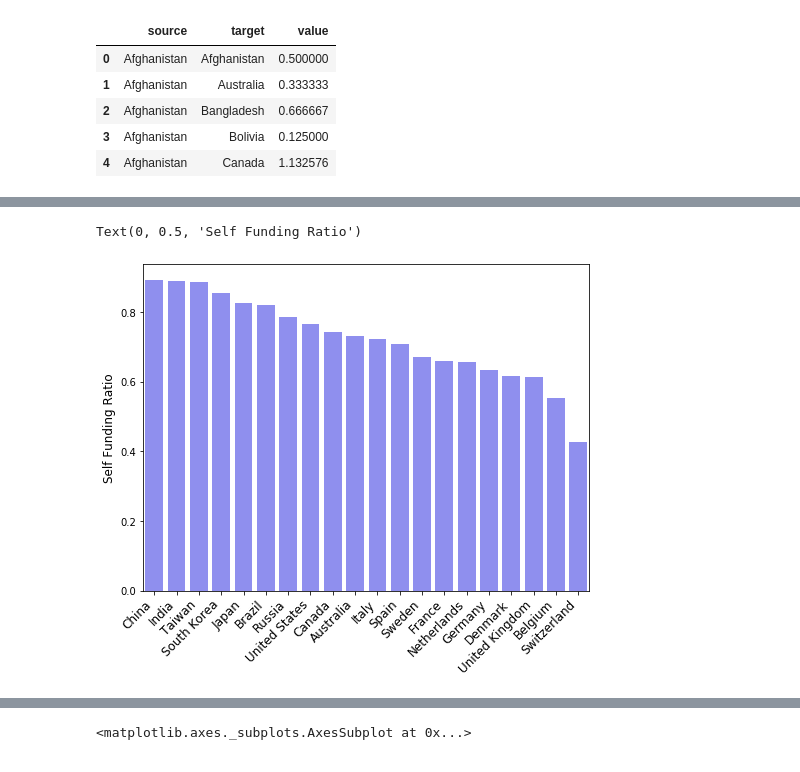
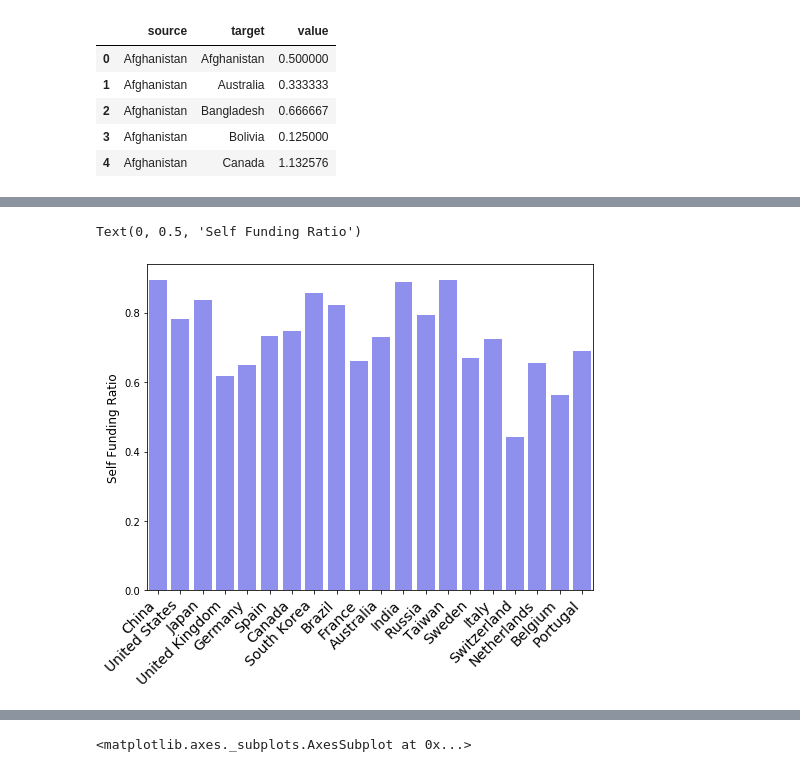
Before and after one commit to LiliMiaohub/national_science_funding, a Jupyter notebook: notebooks/0620-RevPrvd/0620-CountRecvPrvd.ipynb, the cells around one changed output, grey strips where cells are left out. Cells and saved outputs as stored; diff of their text form; code cells hidden in the pictures.

```diff
--- a/notebooks/0620-RevPrvd/0620-CountRecvPrvd.ipynb
+++ b/notebooks/0620-RevPrvd/0620-CountRecvPrvd.ipynb
@@ -18,5 +20,7 @@ pubs_author_funder.head()
 # %%
 pubs_author_funder['author_country'] = pubs_author_funder['author_country'].apply(literal_eval)
-pubs_author_funder['funder_country'] = pubs_author_funder['funder_country'].apply(literal_eval)
+pubs_author_funder['funder_country'] = pubs_author_funder['funder_country'].apply(
+    lambda x: literal_eval(x) if x!=0 else 0)
 # %%
+pubs_author_funder=pubs_author_funder[pubs_author_funder.funder_country!=0]
 pubs_author_funder['funding_units'] = pubs_author_funder['funder_country'].apply(lambda x: len(x))
@@ -167,7 +194,7 @@ cntry_cntry_df
 # %%
 cntry_cntry_df.to_csv("..//..//..//data//Data//DerivedData//Derived//funding_source_target.csv", index=False)
 # %%
-cntry_cntry_df = pd.read_csv("..//..//data//Data//DerivedData//Derived//funding_source_target.csv")
+cntry_cntry_df = pd.read_csv("..//..//..//data//Data//DerivedData//Derived//funding_source_target.csv")
 cntry_cntry_df.head()
 # %% [output]
 |  | source | target | value |
@@ -223,12 +278,19 @@ Text(0, 0.5, 'Self Funding Ratio')
+# %%
+valuelist=[]
+labellist=[]
+for cntry in top20:
+    value = top20_self[top20_self.source==cntry]['ratio'].values[0]
+    valuelist.append(value)
+    labellist.append(cntry)
 # %%
-top20 = cntry_in_out.sort_values(by='funding_units_out',ascending=False).head(20).author_country
-top20_self = selffunding[selffunding.source.isin(top20)].sort_values(by="ratio", ascending=False)
+
+top20_self = selffunding[selffunding.source.isin(top20)]
 fig, ax = plt.subplots(figsize=(8,6))
 ratio = top20_self['ratio'].values
 xlabels = top20_self['source'].tolist()
-sns.barplot(x = np.arange(0,20,1),y = ratio, color="blue", alpha=0.5)
-plt.xticks(np.arange(0,20,1),xlabels,rotation=45, fontsize=12,ha="right")
+sns.barplot(x = np.arange(0,20,1),y = valuelist, color="blue", alpha=0.5)
+plt.xticks(np.arange(0,20,1),labellist,rotation=45, fontsize=14,ha="right")
 plt.ylabel("Self Funding Ratio", fontsize=12)
 # %% [output]
 Text(0, 0.5, 'Self Funding Ratio')
-[figure, old version]
+[figure, new version]
```
Also changed, not shown: parts of 30 cells of this notebook, 43 other files.
